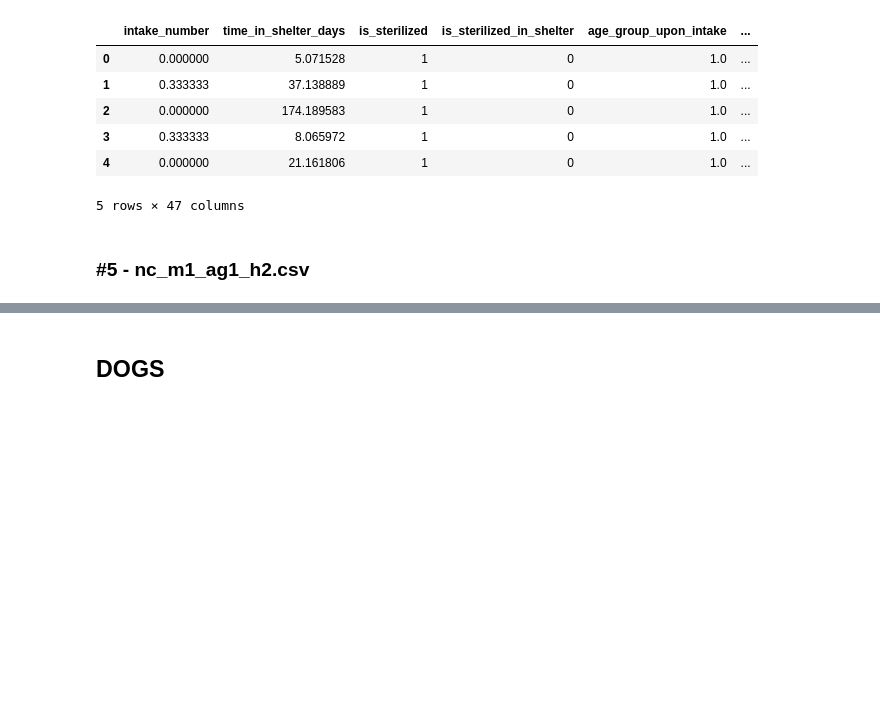
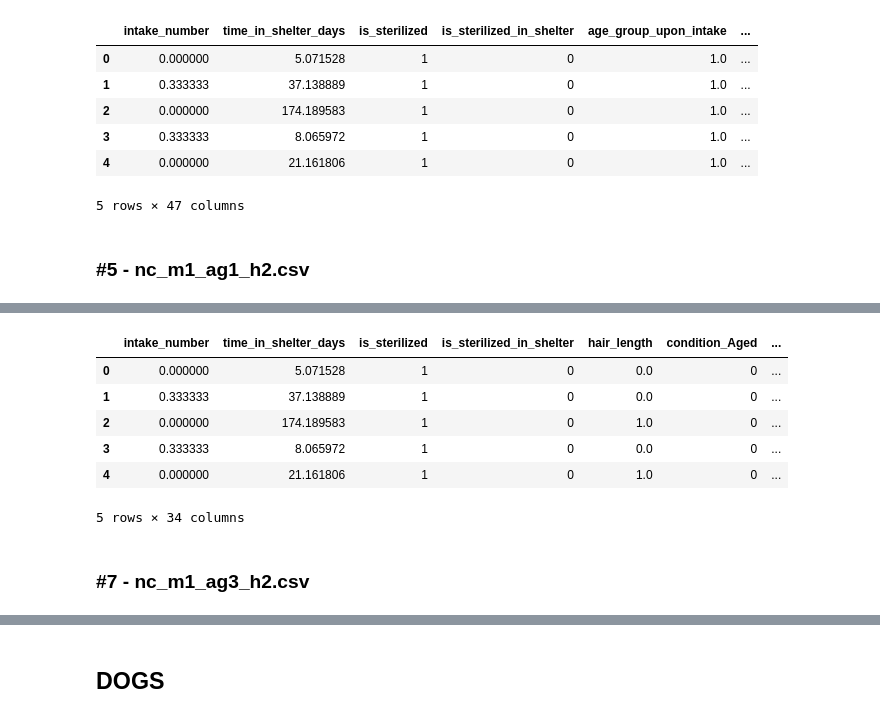
Before and after one commit to tara-pogancev/animal-adoption-prediction, a Jupyter notebook: Data Wrangling.ipynb, the cells around one changed output, grey strips where cells are left out. Saved outputs shown, nothing was run; the diff lists cells and outputs as text; code cells hidden in the pictures; blank space fills up the shorter version.

```diff
--- a/Data Wrangling.ipynb
+++ b/Data Wrangling.ipynb
@@ -625,0 +656,44 @@ nc_m1_ag1_h2.to_csv('normalized data/cats/nc_m1_ag1_h2.csv')
+# %%
+def categorise_age_group_mean(row):
+    if row['age_upon_intake_(days)'] >= 0 and row['age_upon_intake_(days)'] < 60:
+        return 30
+    elif row['age_upon_intake_(days)'] >= 60 and row['age_upon_intake_(days)'] < 180:
+        return 120
+    elif row['age_upon_intake_(days)'] >= 180 and row['age_upon_intake_(days)'] < 365:
+        return 273
+    elif row['age_upon_intake_(days)'] >= 365 and row['age_upon_intake_(days)'] < 1095:
+        return 730
+    elif row['age_upon_intake_(days)'] >= 1095 and row['age_upon_intake_(days)'] < 2190:
+        return 1643
+    elif row['age_upon_intake_(days)'] >= 2190 and row['age_upon_intake_(days)'] <= 4015:
+        return 3103
+    elif row['age_upon_intake_(days)'] > 4015:
+        return 5000
+    return '?'
+# %%
+nc_m2_ag3_h2['age_group_upon_intake'] = nc_m2_ag3_h2.apply(lambda row: categorise_age_group_mean(row), axis=1)
+
+scaler = MinMaxScaler()
+nc_m2_ag3_h2['age_group_upon_intake'] = scaler.fit_transform(nc_m2_ag3_h2[['age_group_upon_intake']])
+# %%
+def categorise_hair(row):
+    if 'Shorthair' in row['hair_length']:
+        return 0
+    elif 'Medium Hair' in row['hair_length']:
+        return 0.5
+    elif 'Longhair' in row['hair_length']:
+        return 1
+    return 0
+# %%
+nc_m2_ag3_h2['hair_length'] = nc_m2_ag3_h2.apply(lambda row: categorise_hair(row), axis=1)
+# %%
+nc_m2_ag3_h2.drop(columns=['animal_id', 'intake_month', 'month_radians', 'age_group_upon_intake', 'age_upon_intake_(days)'], inplace=True)
+nc_m2_ag3_h2.head()
+# %% [output]
+|  | intake_number | time_in_shelter_days | is_sterilized | is_sterilized_in_shelter | hair_length | condition_Aged | ... |
+| 0 | 0.000000 | 5.071528 | 1 | 0 | 0.0 | 0 | ... |
+| 1 | 0.333333 | 37.138889 | 1 | 0 | 0.0 | 0 | ... |
+| 2 | 0.000000 | 174.189583 | 1 | 0 | 1.0 | 0 | ... |
+| 3 | 0.333333 | 8.065972 | 1 | 0 | 0.0 | 0 | ... |
+| 4 | 0.000000 | 21.161806 | 1 | 0 | 1.0 | 0 | ... |
+5 rows × 34 columns
@@ -625,0 +702,2 @@ nc_m1_ag1_h2.to_csv('normalized data/cats/nc_m1_ag1_h2.csv')
+# %% [markdown]
+### #7 - nc_m1_ag3_h2.csv
```
Also changed, not shown: parts of 37 cells of this notebook, 4 other files.
